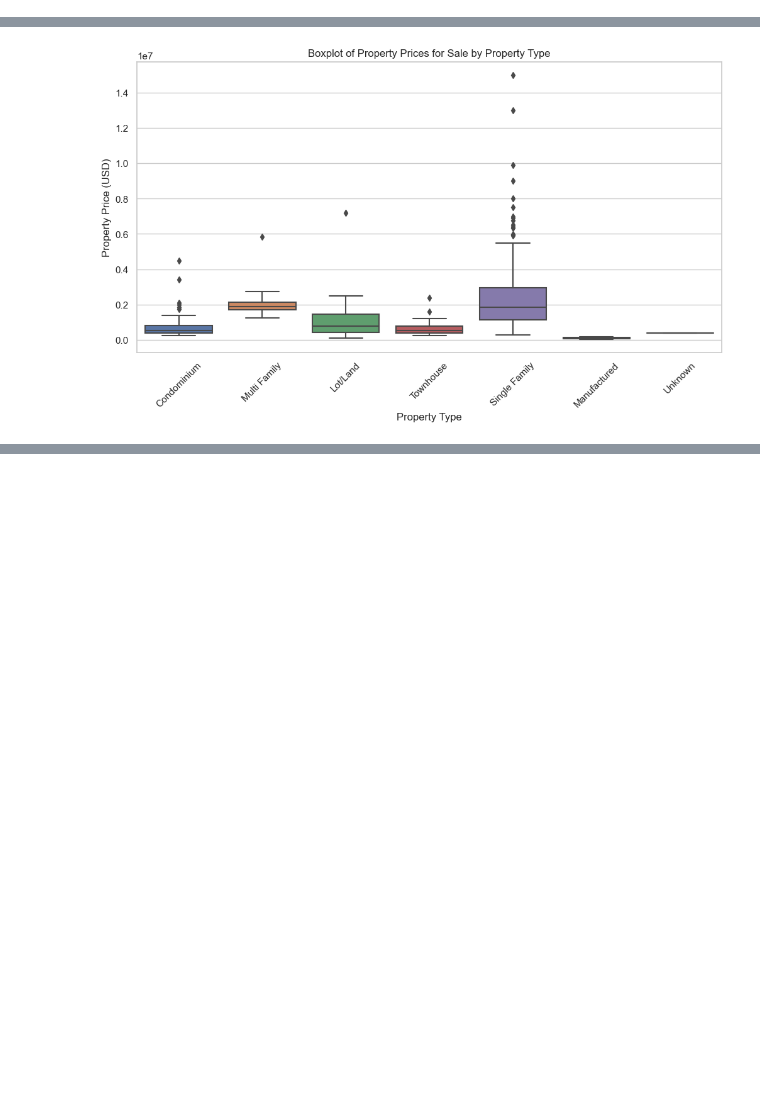
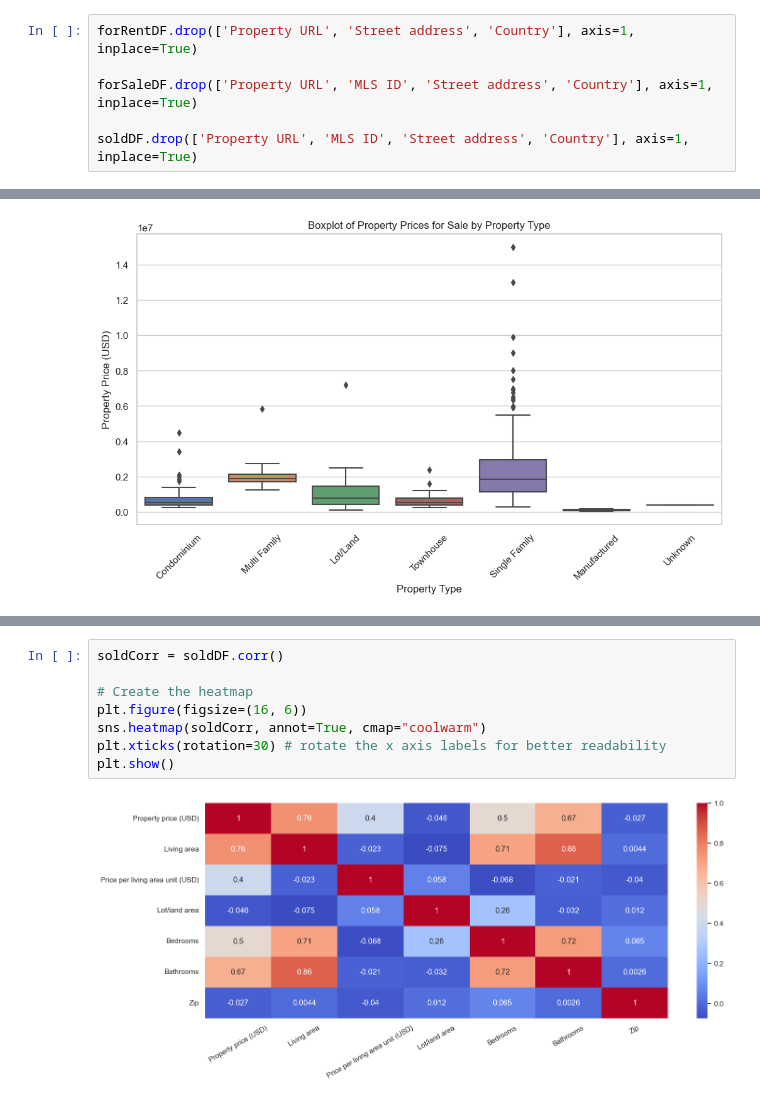
Before and after one commit to SUPERINTIALD/CSCI_4502_5502_Data_Mining_Final_Project, a Jupyter notebook: Market-Analysis.ipynb, the cells around one changed output, grey strips where cells are left out. Saved outputs shown, nothing was run; the diff lists cells and outputs as text; blank space fills up the shorter version.

```diff
--- a/Market-Analysis.ipynb
+++ b/Market-Analysis.ipynb
@@ -106,0 +180,6 @@ Number of listings without a listed property price: 0
+# %%
+forRentDF.drop(['Property URL', 'Street address', 'Country'], axis=1, inplace=True)
+
+forSaleDF.drop(['Property URL', 'MLS ID', 'Street address', 'Country'], axis=1, inplace=True)
+
+soldDF.drop(['Property URL', 'MLS ID', 'Street address', 'Country'], axis=1, inplace=True)
@@ -262,0 +391,10 @@ plt.show()
+# %%
+soldCorr = soldDF.corr()
+
+# Create the heatmap
+plt.figure(figsize=(16, 6))
+sns.heatmap(soldCorr, annot=True, cmap="coolwarm")
+plt.xticks(rotation=30) # rotate the x axis labels for better readability
+plt.show()
+# %% [output]
+[figure, added]
```
Also changed, not shown: parts of 17 cells of this notebook.
